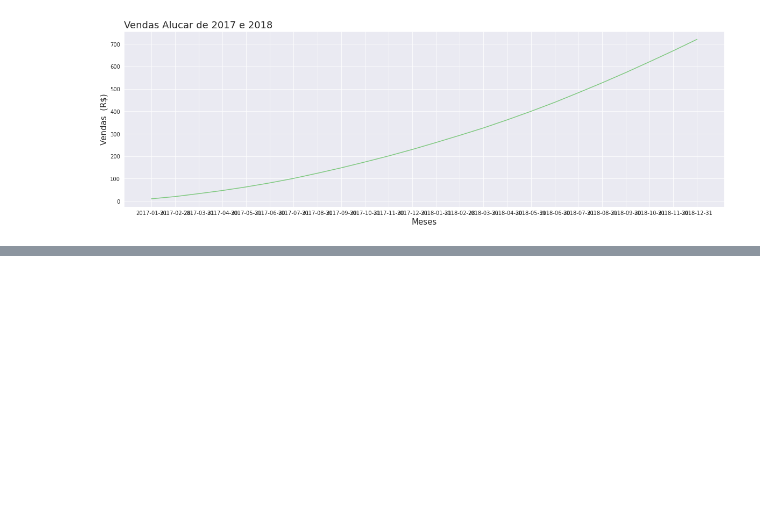
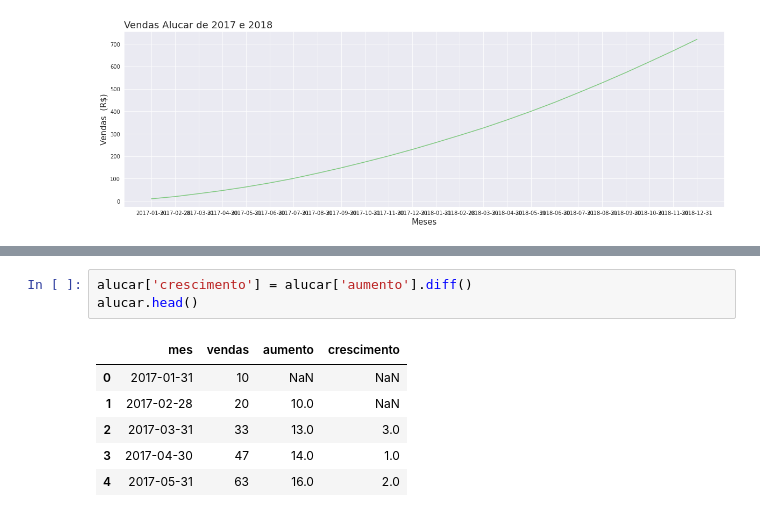
Before and after one commit to King-Bowie/TimeSeries, a Jupyter notebook: TimeSeries.ipynb, the cells around one changed output, grey strips where cells are left out. Drawn from its saved outputs; the diff is of its cells as text; blank space fills up the shorter version.

```diff
--- a/TimeSeries.ipynb
+++ b/TimeSeries.ipynb
@@ -74,0 +99,10 @@ plt.show()
+# %%
+alucar['crescimento'] = alucar['aumento'].diff()
+alucar.head()
+# %% [output]
+|  | mes | vendas | aumento | crescimento |
+| 0 | 2017-01-31 | 10 | NaN | NaN |
+| 1 | 2017-02-28 | 20 | 10.0 | NaN |
+| 2 | 2017-03-31 | 33 | 13.0 | 3.0 |
+| 3 | 2017-04-30 | 47 | 14.0 | 1.0 |
+| 4 | 2017-05-31 | 63 | 16.0 | 2.0 |
```
Also changed, not shown: parts of 7 cells of this notebook.
